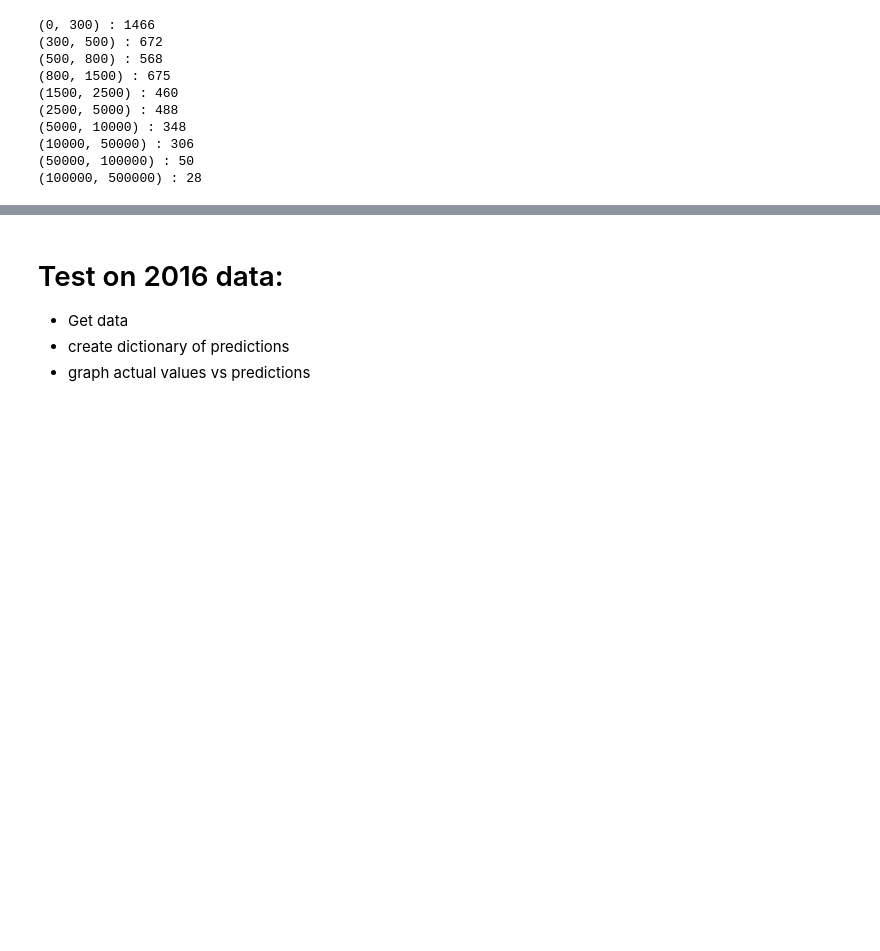
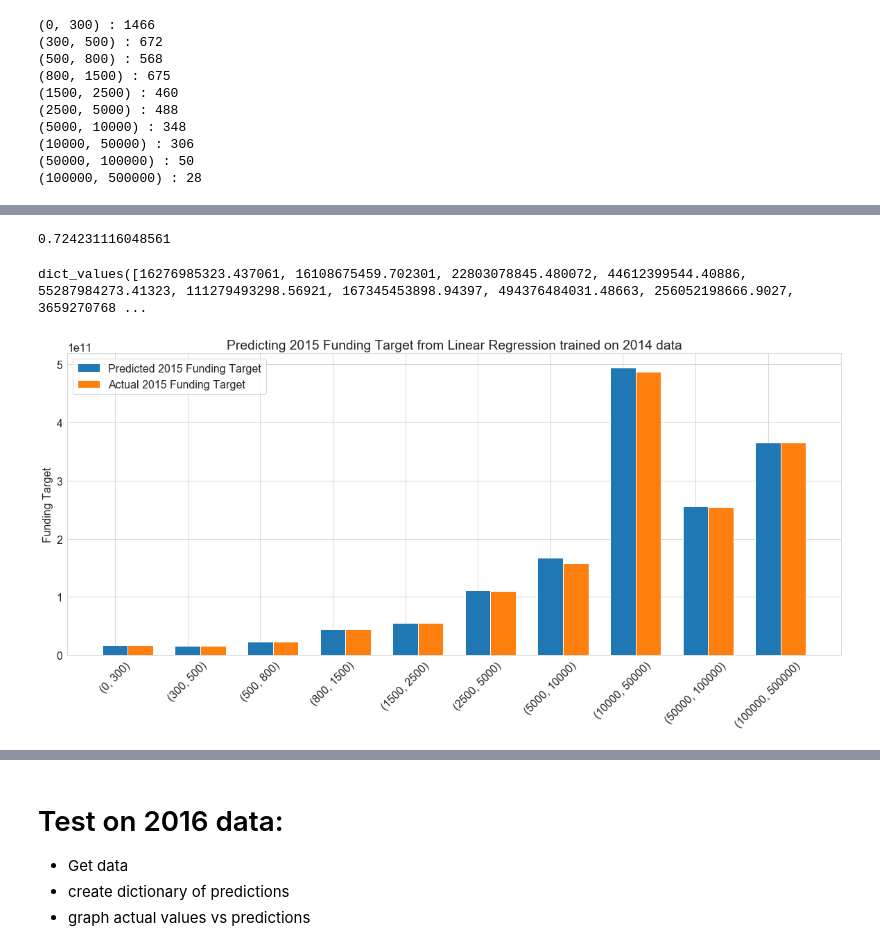
Before and after one commit to LindseyMoser/DSI_Capstone_B, a Jupyter notebook: Model_Linear_Regression_StatsModel_PlanSizeSplit.ipynb, the cells around one changed output, grey strips where cells are left out. Drawn from its saved outputs; the diff is of its cells as text; code cells hidden in the pictures; blank space fills up the shorter version.

```diff
--- a/Model_Linear_Regression_StatsModel_PlanSizeSplit.ipynb
+++ b/Model_Linear_Regression_StatsModel_PlanSizeSplit.ipynb
@@ -134,0 +183,4 @@ for i in partition_list:
+# %%
+np.sum(total_ft_list[7:11])/np.sum(total_ft_list)
+# %% [output]
+0.724231116048561
@@ -135,3 +197,22 @@ for i in partition_list:
+# %%
+total_pred.values()
+# %% [output]
+dict_values([16276985323.437061, 16108675459.702301, 22803078845.480072, 44612399544.40886, 55287984273.41323, 111279493298.56921, 167345453898.94397, 494376484031.48663, 256052198666.9027, 3659270768 ...
+# %%
+xx = np.linspace(0,9,10)
+plt.figure(figsize=(20,8))
+plt.bar(xx, list(total_pred.values()), label='Predicted {} Funding Target'.format(2015), width=.35 )
+plt.bar(xx+.35, list(total_ft.values()), label='Actual {} Funding Target'.format(2015), width=.35)
+#plt.scatter(y_true,y_pred, s=20, color=next(colors), label="data")
+labels = list(total_pred.keys())
+plt.xticks(xx, labels, rotation=45)
+#plt.xlabel(list(total_pred.keys()))
+plt.ylabel("Funding Target")
+plt.title("Predicting {} Funding Target from Linear Regression trained on {} data".format(2015, 2014))
+plt.legend()
+plt.show()
+# %% [output]
+[figure, added]
 # %%
 predict_dict_15 = {}
 studentized_resids_15 = {}
```
Also changed, not shown: parts of 21 cells of this notebook, 3 other files.
